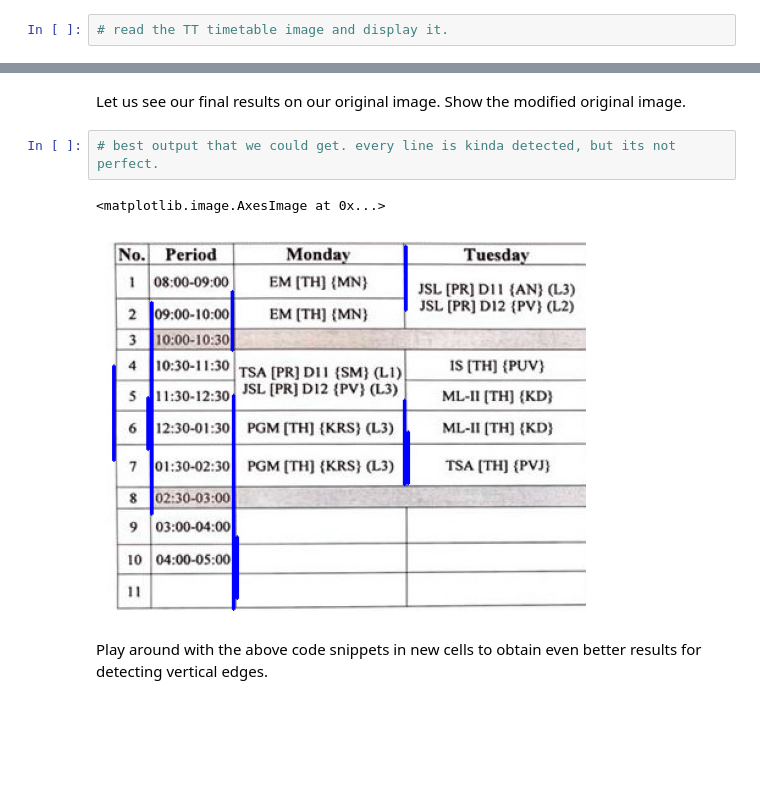
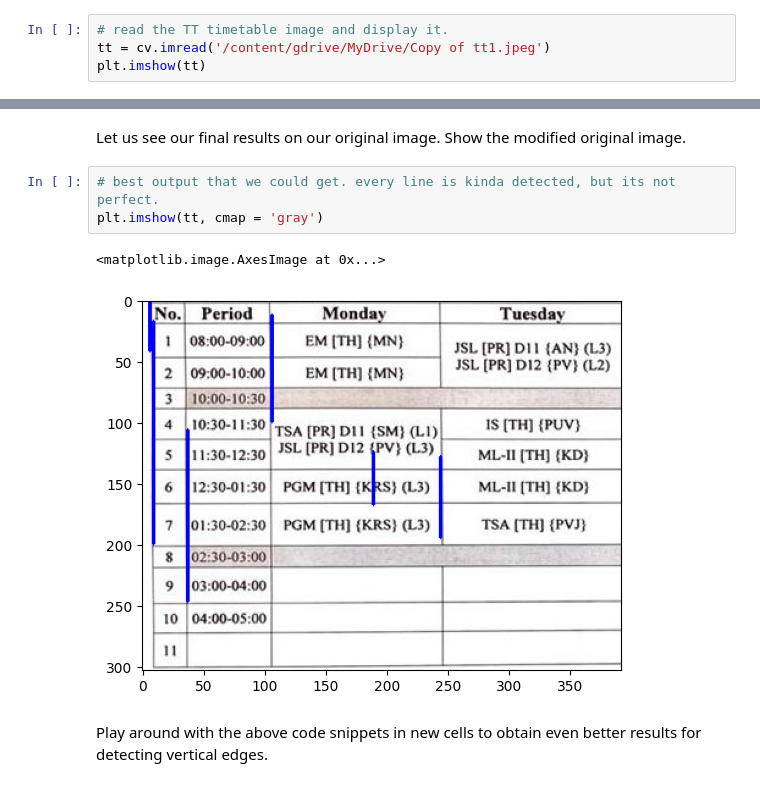
Before and after one commit to PruthaKulkarni10/Synapse_LP, a Jupyter notebook: Copy_of_SynapseWeekOneCV.ipynb, the cells around one changed output, grey strips where cells are left out. Cells and saved outputs as stored; diff of their text form; blank space fills up the shorter version.

```diff
--- a/Copy_of_SynapseWeekOneCV.ipynb
+++ b/Copy_of_SynapseWeekOneCV.ipynb
@@ -341,3 +427,5 @@ This is the TT1 schedule of this semester of a friend of mine from a different b
 Some specific steps need to be followed for this, and each step's code reference is easily found online by simple Google searches. So, only theory resources are given for this section, none for implementation.
 # %%
 # read the TT timetable image and display it.
+tt = cv.imread('/content/gdrive/MyDrive/Copy of tt1.jpeg')
+plt.imshow(tt)
@@ -394,9 +507,10 @@ for x1, y1, x2, y2 in coordinates:
 Let us see our final results on our original image. Show the modified original image.
 # %%
 # best output that we could get. every line is kinda detected, but its not perfect.
+plt.imshow(tt, cmap = 'gray')
 # %% [output]
 <matplotlib.image.AxesImage at 0x...>
-[figure, old version]
+[figure, new version]
 # %% [markdown]
 Play around with the above code snippets in new cells to obtain even better results for detecting vertical edges.
 # %%
```
Also changed, not shown: parts of 27 cells of this notebook.
